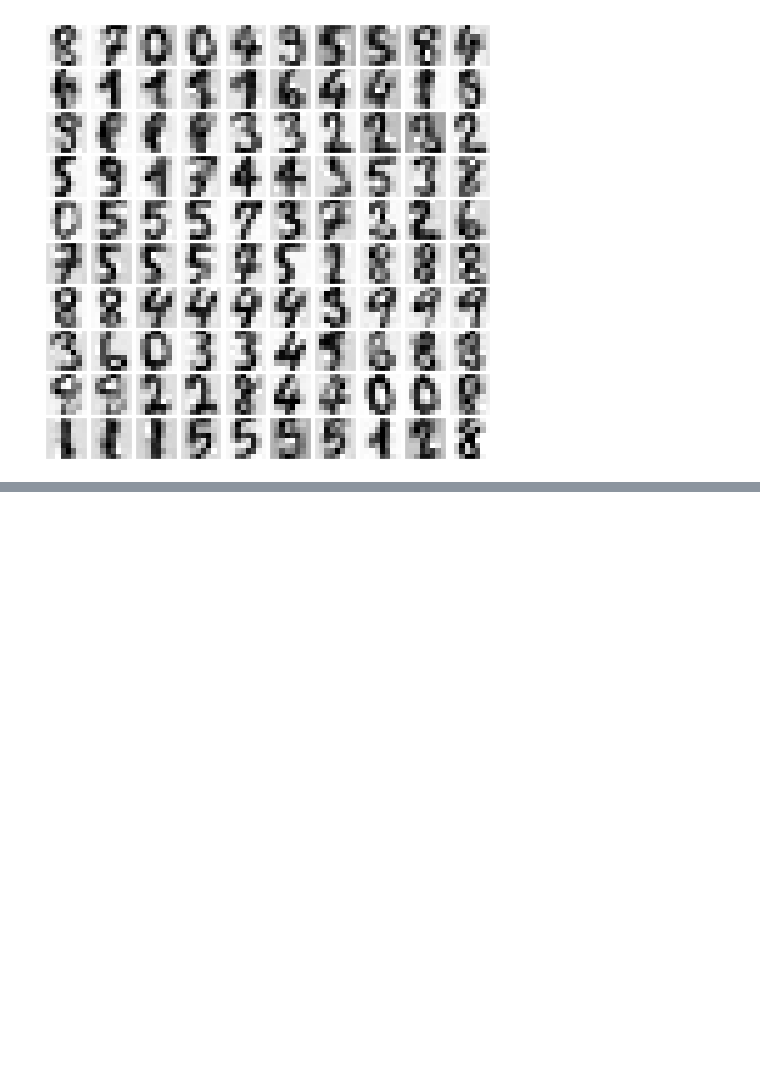
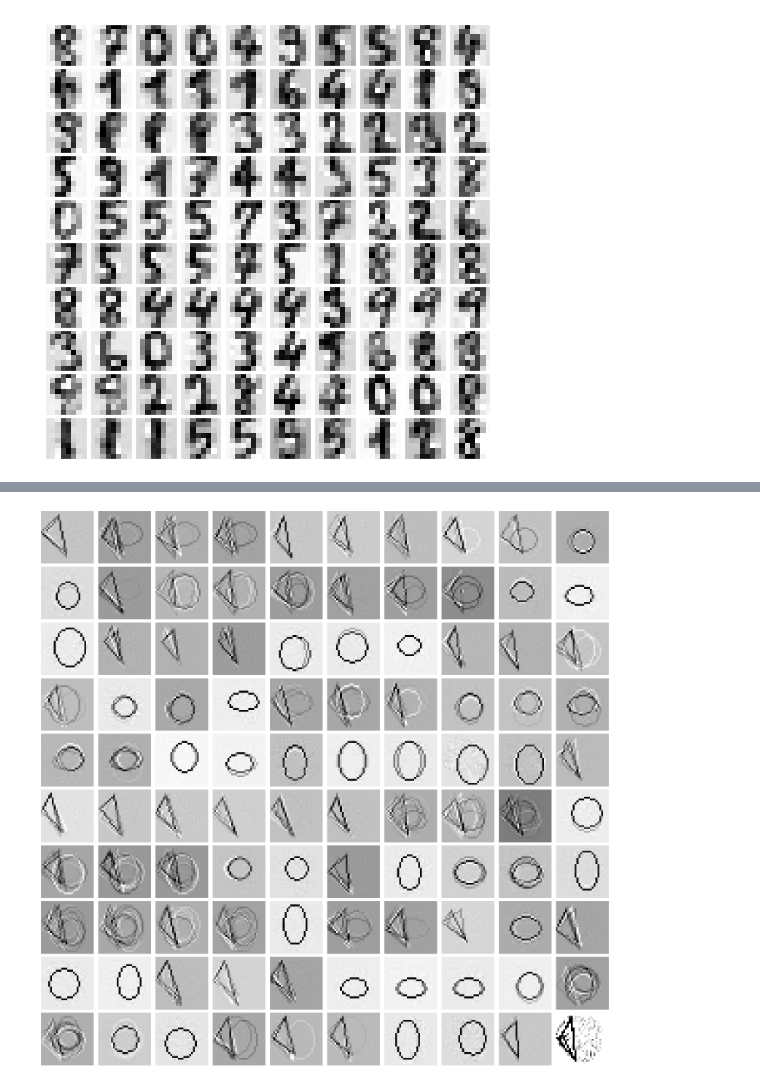
Before and after one commit to dmitrymailk/volsu_ai, a Jupyter notebook: labs/lab_4/lab_4.ipynb, the cells around one changed output, grey strips where cells are left out. Cells and saved outputs as stored; diff of their text form; code cells hidden in the pictures; blank space fills up the shorter version.

```diff
--- a/labs/lab_4/lab_4.ipynb
+++ b/labs/lab_4/lab_4.ipynb
@@ -212,0 +361,5 @@ plot_digits(digits_new)
+# %%
+digits_new = pca.inverse_transform(data_new)
+plot_digits(digits_new, is_digits=False)
+# %% [output]
+[figure, added]
```
Also changed, not shown: parts of 14 cells of this notebook.
